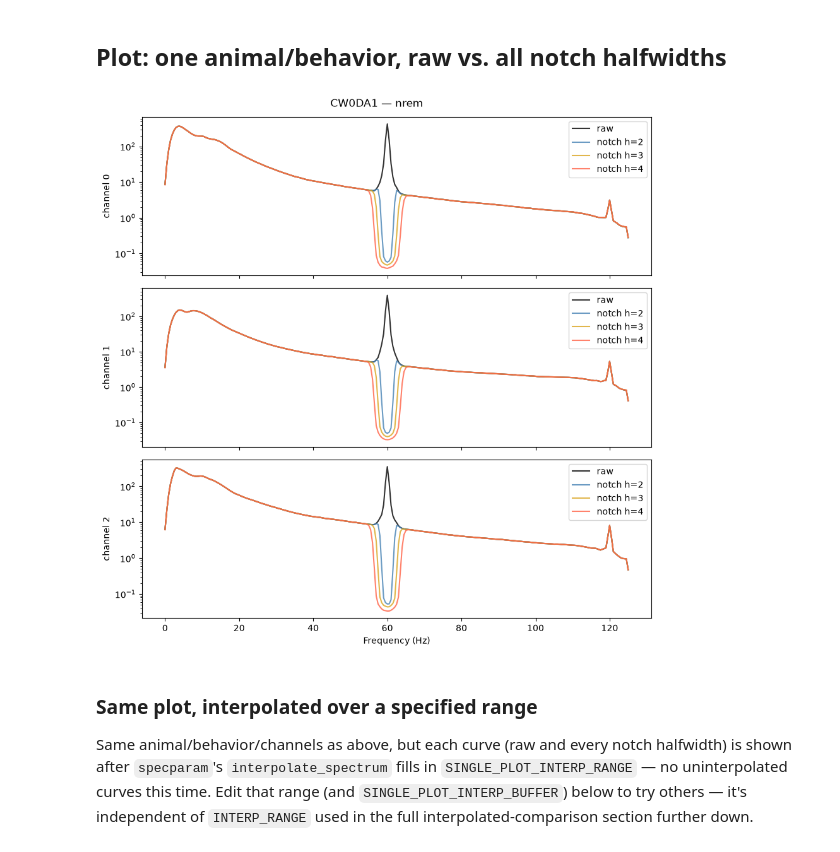
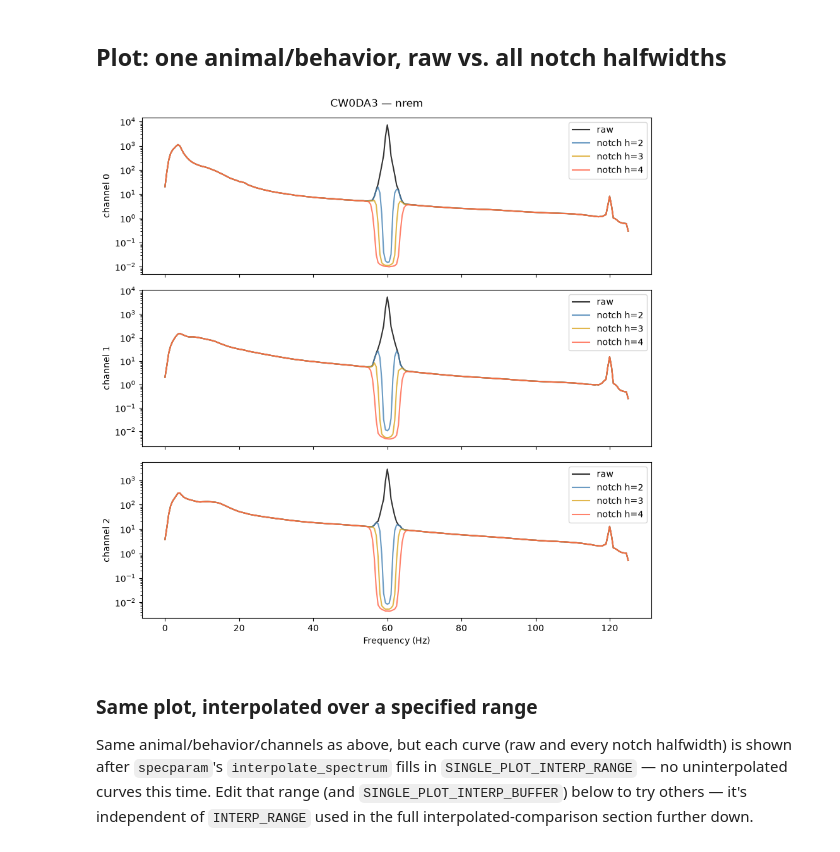
Before and after one commit to LeahMcIntyre/ebb_viewer, a Jupyter notebook: research/line_noise/psd_raw_vs_notch_php_pre.ipynb, the cells around one changed output. Drawn from its saved outputs; the diff is of its cells as text; code cells hidden in the pictures.

```diff
--- a/research/line_noise/psd_raw_vs_notch_php_pre.ipynb
+++ b/research/line_noise/psd_raw_vs_notch_php_pre.ipynb
@@ -252,27 +252,29 @@ fig.tight_layout()
 # %% [markdown]
 ## Plot: one animal/behavior, raw vs. all notch halfwidths
 # %%
-animal, behavior = common_keys[0]
+#animal, behavior = common_keys[0]
+animal, behavior = 'CW0DA3', 'nrem'
+
 r_raw = raw_by_key[(animal, behavior)]
 freqs = np.asarray(r_raw["freqs"])
 channels = r_raw["channels"]
 
 fig, axes = plt.subplots(len(channels), 1, figsize=(9, 3 * len(channels)), sharex=True)
 axes = np.atleast_1d(axes)
 for ci, ch in enumerate(channels):
     axes[ci].semilogy(freqs, r_raw["psd"][ci], label="raw", color="black", alpha=0.8)
     for hw, notch_by_key in notch_by_key_by_hw.items():
         r_notch = notch_by_key[(animal, behavior)]
         axes[ci].semilogy(
             freqs, r_notch["psd"][ci], label=f"notch h={hw}", color=hw_colors.get(hw), alpha=0.8
         )
     axes[ci].set_ylabel(f"channel {ch}")
     axes[ci].legend()
 axes[-1].set_xlabel("Frequency (Hz)")
 fig.suptitle(f"{animal} — {behavior}")
 fig.tight_layout()
 # %% [output]
-[figure, old version]
+[figure, new version]
 # %% [markdown]
 ### Same plot, interpolated over a specified range
 
```
Also changed, not shown: parts of 2 cells of this notebook.
